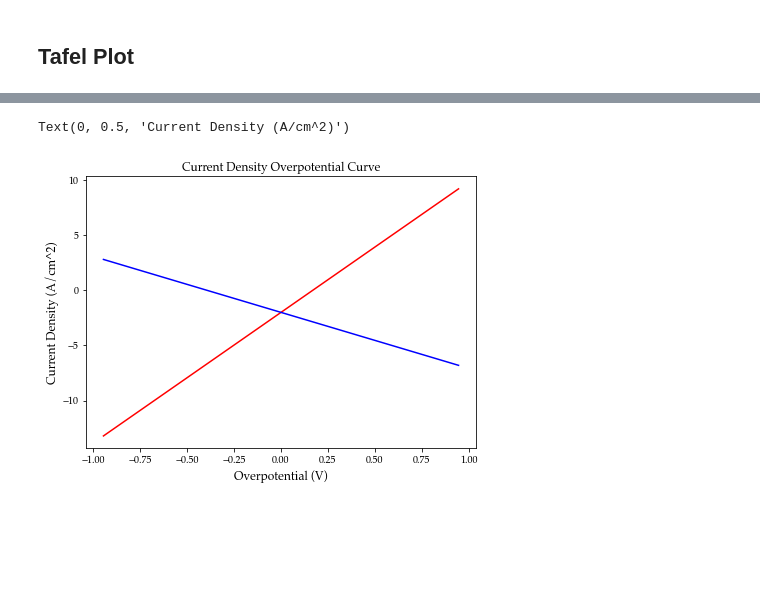
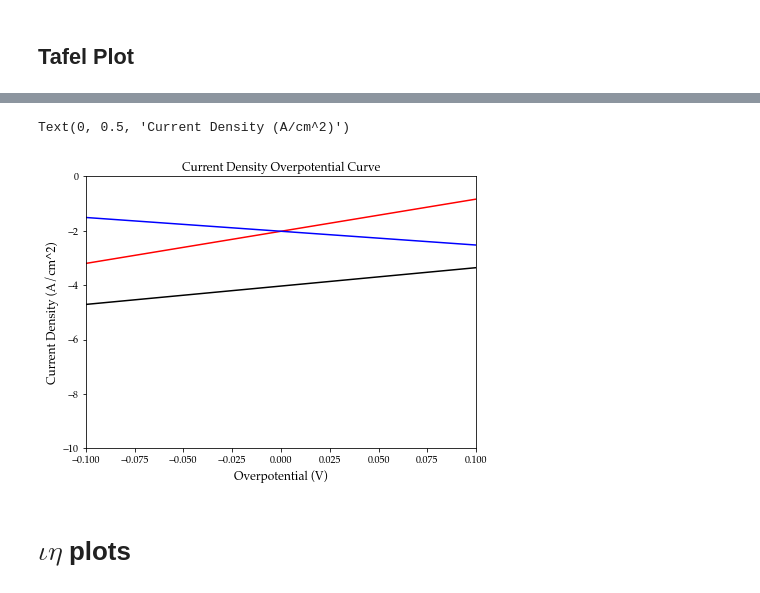
Before and after one commit to jmsieffer/ChemPhysicsMisc, a Jupyter notebook: ChemPhysicsMisc/MiscScienceScripts/ButlerVolmer.ipynb, the cells around one changed output, grey strips where cells are left out. Drawn from its saved outputs; the diff is of its cells as text; code cells hidden in the pictures; blank space fills up the shorter version.

Commit message:
Begin Current DataFrame

```diff
--- a/ChemPhysicsMisc/MiscScienceScripts/ButlerVolmer.ipynb
+++ b/ChemPhysicsMisc/MiscScienceScripts/ButlerVolmer.ipynb
@@ -21,7 +21,12 @@ jmax = 600
 etamax  = (R*T)/(alphaa*z*F)*np.log(jmax/j0)
 Eta = np.linspace(-(etamax), etamax, 500)
 
-#Equation
-CurrentDensitya = j0 * np.exp((1-alphaa)*z*F*Eta/(R*T))
-CurrentDensityc = (-j0 * np.exp(-alphaa*z*F*Eta/(R*T)))
--CurrentDensityc
+#Equations for the curves
+def CurrentDensityA(Eta):
+    return j0 * np.exp((1-alphaa)*z*F*Eta/(R*T))
+
+def CurrentDensityC(Eta):
+    return (-j0 * np.exp(-alphaa*z*F*Eta/(R*T)))
+
+CurrentDensitya = CurrentDensityA(Eta)
+CurrentDensityc = CurrentDensityC(Eta)
@@ -73,9 +60,9 @@ Text(0, 0.5, 'Current Density (A/cm^2)')
 # %% [markdown]
 ## Tafel Plot
 # %%
+
 #Deriving log of current density
 CurrentDensityTotal = CurrentDensitya+CurrentDensityc
-logja = np.log10(CurrentDensitya)
-TafelCurrentDensityc = -CurrentDensityc
+logja = np.log10(abs(CurrentDensitya))
+TafelCurrentDensityc = abs(CurrentDensityc)
 logjc = np.log10(TafelCurrentDensityc)
-logjc
@@ -100,27 +69,29 @@ array([ 2.77815125,  2.75893833,  2.73972541,  2.72051249,  2.70129956,
 # %%
 #Plotting for Tafel Plot
 
 fig = plt.figure(figsize = (7,5))
 
 #Axis limits
 #plt.xlim(min(Eta),max(Eta))
 #plt.ylim(-600,600)
-#plt.xlim(-.1,.1)
-#plt.ylim(-.04,.08)
+plt.xlim(-.1,.1)
+plt.ylim(-10,0)
 
 
 plt.plot(Eta,logja, color = 'red')
 plt.plot(Eta,logjc, color = 'blue')
-#plt.plot(Eta,CurrentDensitya+CurrentDensityc, color = 'black')
+plt.plot(Eta,logja+logjc, color = 'black')
 
 #Font selection
 matplotlib.rcParams['font.serif'] = "Palatino"
 matplotlib.rcParams['font.family'] = "serif"
 
 #Plot Labeling
 plt.title('Current Density Overpotential Curve')
 plt.xlabel('Overpotential (V)', fontsize = '12')
 plt.ylabel('Current Density (A/cm^2)', fontsize = '12')
 # %% [output]
 Text(0, 0.5, 'Current Density (A/cm^2)')
-[figure, old version]
+[figure, new version]
+# %% [markdown]
+# $\iota \eta$ plots
```
Also changed, not shown: parts of 3 cells of this notebook.
